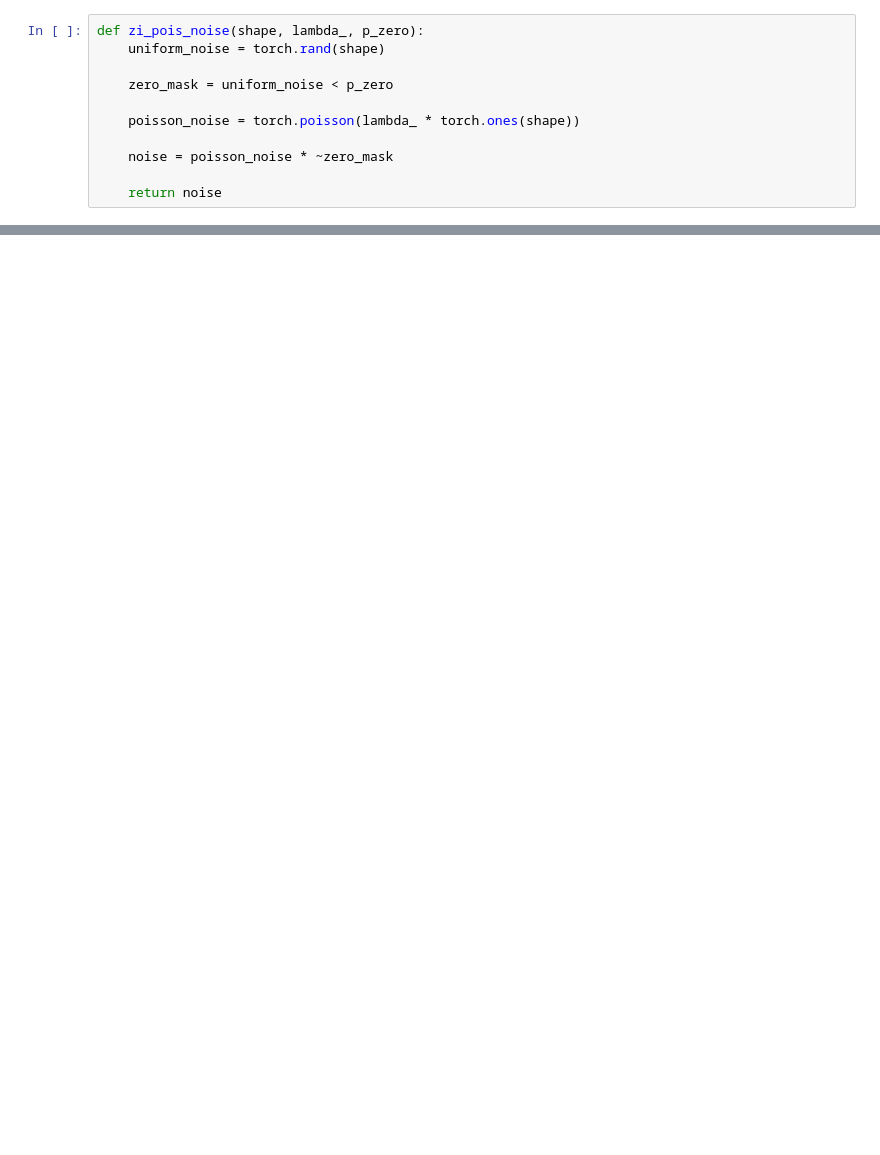
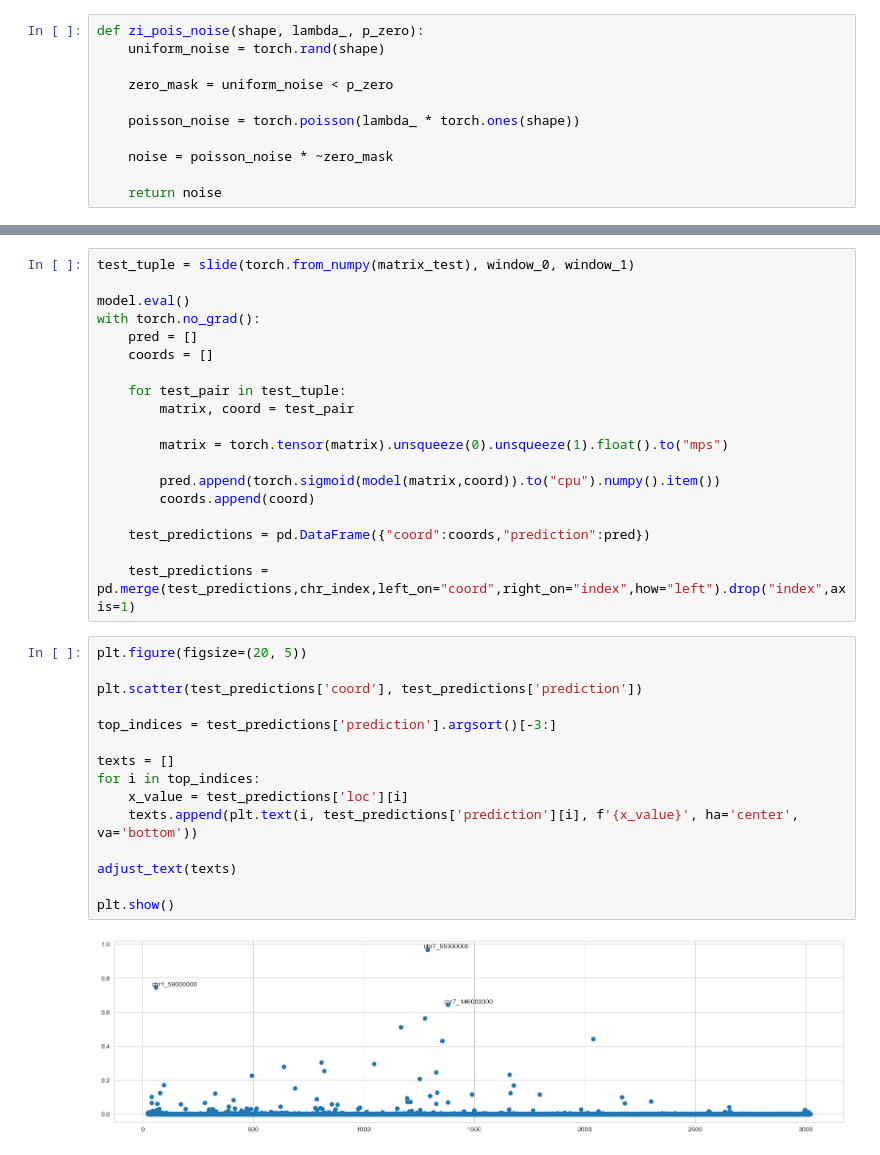
Before and after one commit to Enterprise-D/ecDNAalternative, a Jupyter notebook: model.ipynb, the cells around one changed output, grey strips where cells are left out. Drawn from its saved outputs; the diff is of its cells as text; blank space fills up the shorter version.

```diff
--- a/model.ipynb
+++ b/model.ipynb
@@ -343,0 +403,36 @@ F1 Score: 0.96
+# %%
+test_tuple = slide(torch.from_numpy(matrix_test), window_0, window_1)
+
+model.eval()
+with torch.no_grad():
+    pred = []
+    coords = []
+
+    for test_pair in test_tuple:
+        matrix, coord = test_pair
+
+        matrix = torch.tensor(matrix).unsqueeze(0).unsqueeze(1).float().to("mps")
+
+        pred.append(torch.sigmoid(model(matrix,coord)).to("cpu").numpy().item())
+        coords.append(coord)
+
+    test_predictions = pd.DataFrame({"coord":coords,"prediction":pred})
+
+    test_predictions = pd.merge(test_predictions,chr_index,left_on="coord",right_on="index",how="left").drop("index",axis=1)
+# %%
+plt.figure(figsize=(20, 5))
+
+plt.scatter(test_predictions['coord'], test_predictions['prediction'])
+
+top_indices = test_predictions['prediction'].argsort()[-3:]
+
+texts = []
+for i in top_indices:
+    x_value = test_predictions['loc'][i]
+    texts.append(plt.text(i, test_predictions['prediction'][i], f'{x_value}', ha='center', va='bottom'))
+
+adjust_text(texts)
+
+plt.show()
+# %% [output]
+[figure, added]
```
Also changed, not shown: parts of 22 cells of this notebook, 1 other file.
